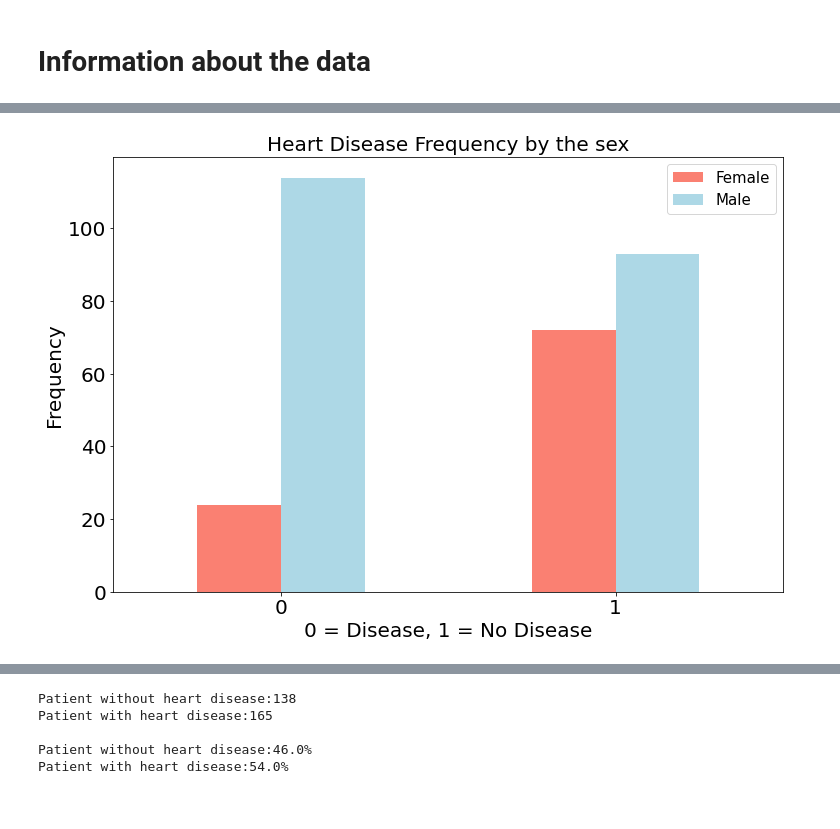
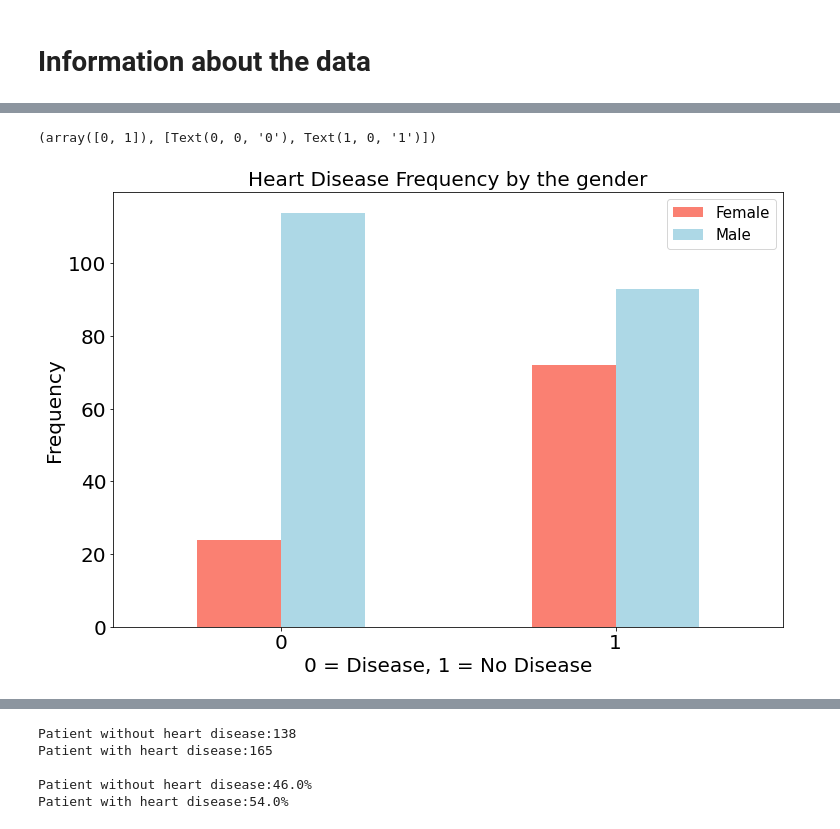
Before and after one commit to trs96/MLDA, a Jupyter notebook: Project.ipynb, the cells around one changed output, grey strips where cells are left out. Drawn from its saved outputs; the diff is of its cells as text; code cells hidden in the pictures.

```diff
--- a/Project.ipynb
+++ b/Project.ipynb
@@ -126,28 +193,3 @@ Data columns (total 14 columns):
 dtypes: float64(1), int64(13)
 memory usage: 33.3 KB
 [interactive output not drawn]
-# %%
-#######################################
-# Weiß nicht ob ich vlt dieses Diagramm doch lassen würde, um einfach mehr vielfalt an grafen zu haben
-# und das nach mehr "können" aussieht
-
-m = len(df[df.sex == 1])
-f = len(df[df.sex == 0])
-
-# Plot disribution of genders overall
-size = [m, f]
-colors = ["lightblue", "salmon"]
-labels = "Male", "Female"
-explode = [0, 0.01]  # checke nicht wofür das gut sein soll
-
-circle = plt.Circle((0, 0), 0.7, color="white")
-plt.rcParams["figure.figsize"] = (8, 8)
-plt.pie(
-    size, colors=colors, labels=labels, shadow=True, explode=explode, autopct="%.2f%%"
-)
-# plt.pie(size, colors = colors, labels = labels, shadow = True, autopct = '%.2f%%')
-plt.title("Distribution of Gender", fontsize=20)
-p = plt.gcf()
-p.gca().add_artist(circle)
-plt.legend()
-plt.show()
@@ -157,15 +196,16 @@ plt.show()
 # %%
 pd.crosstab(df.target, df.sex).plot.bar(
     figsize=(12, 8), color=["salmon", "lightblue"], fontsize=20
 )
 
-plt.title("Heart Disease Frequency by the sex", fontsize=20)
+plt.title("Heart Disease Frequency by the gender", fontsize=20)
 plt.xlabel("0 = Disease, 1 = No Disease", fontsize=20)
 plt.ylabel("Frequency", fontsize=20)
 plt.legend(["Female", "Male"], fontsize=15)
 plt.xticks(rotation=0)
 # %% [output]
+(array([0, 1]), [Text(0, 0, '0'), Text(1, 0, '1')])
-[figure, old version]
+[figure, new version]
 [interactive output not drawn]
 # %%
 ###########################################
```
Also changed, not shown: parts of 93 cells of this notebook.
